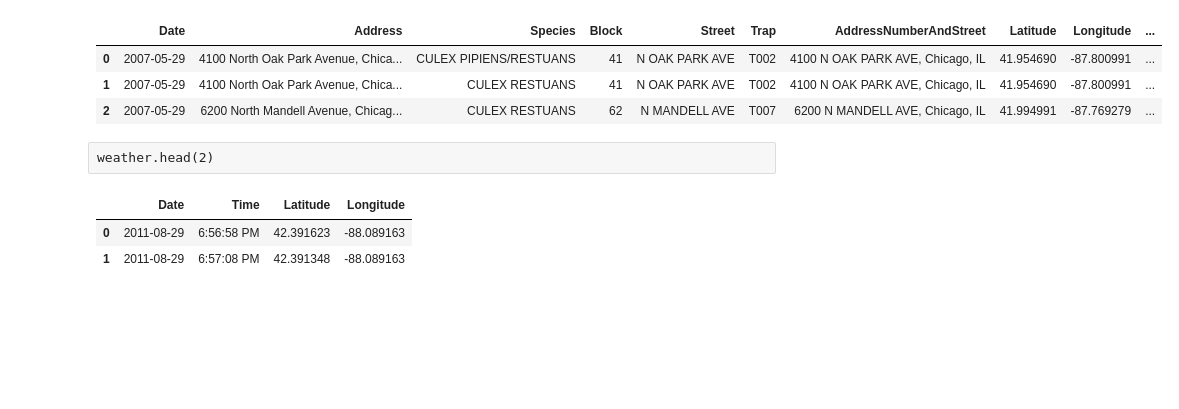
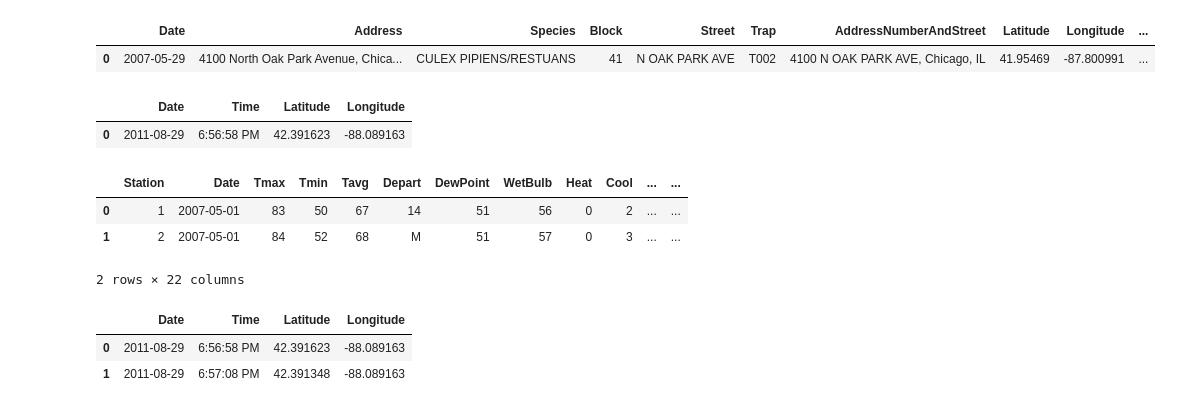
Before and after one commit to rafeltaye/Project, a Jupyter notebook: west_nile/input/projectscript.ipynb, the cells around one changed output. Saved outputs shown, nothing was run; the diff lists cells and outputs as text; code cells hidden in the pictures; blank space fills up the shorter version.

```diff
--- a/west_nile/input/projectscript.ipynb
+++ b/west_nile/input/projectscript.ipynb
@@ -11,14 +11,22 @@ test=pd.read_csv('test.csv')
 train=pd.read_csv('train.csv')
 weather=pd.read_csv('weather.csv')
 # %%
-train.head(3)
+train.head(1)
 # %% [output]
 |  | Date | Address | Species | Block | Street | Trap | AddressNumberAndStreet | Latitude | Longitude | ... |
-| 0 | 2007-05-29 | 4100 North Oak Park Avenue, Chica... | CULEX PIPIENS/RESTUANS | 41 | N OAK PARK AVE | T002 | 4100 N OAK PARK AVE, Chicago, IL | 41.954690 | -87.800991 | ... |
-| 1 | 2007-05-29 | 4100 North Oak Park Avenue, Chica... | CULEX RESTUANS | 41 | N OAK PARK AVE | T002 | 4100 N OAK PARK AVE, Chicago, IL | 41.954690 | -87.800991 | ... |
-| 2 | 2007-05-29 | 6200 North Mandell Avenue, Chicag... | CULEX RESTUANS | 62 | N MANDELL AVE | T007 | 6200 N MANDELL AVE, Chicago, IL | 41.994991 | -87.769279 | ... |
+| 0 | 2007-05-29 | 4100 North Oak Park Avenue, Chica... | CULEX PIPIENS/RESTUANS | 41 | N OAK PARK AVE | T002 | 4100 N OAK PARK AVE, Chicago, IL | 41.95469 | -87.800991 | ... |
-# %% [raw]
-weather.head(2)
+# %%
+spray.head(1)
+# %% [output]
+|  | Date | Time | Latitude | Longitude |
+| 0 | 2011-08-29 | 6:56:58 PM | 42.391623 | -88.089163 |
+# %%
+weather.head(2)
+# %% [output]
+|  | Station | Date | Tmax | Tmin | Tavg | Depart | DewPoint | WetBulb | Heat | Cool | ... | ... |
+| 0 | 1 | 2007-05-01 | 83 | 50 | 67 | 14 | 51 | 56 | 0 | 2 | ... | ... |
+| 1 | 2 | 2007-05-01 | 84 | 52 | 68 | M | 51 | 57 | 0 | 3 | ... | ... |
+2 rows × 22 columns
 # %%
 spray.head(2)
 # %% [output]
```
Also changed, not shown: parts of 12 cells of this notebook.
